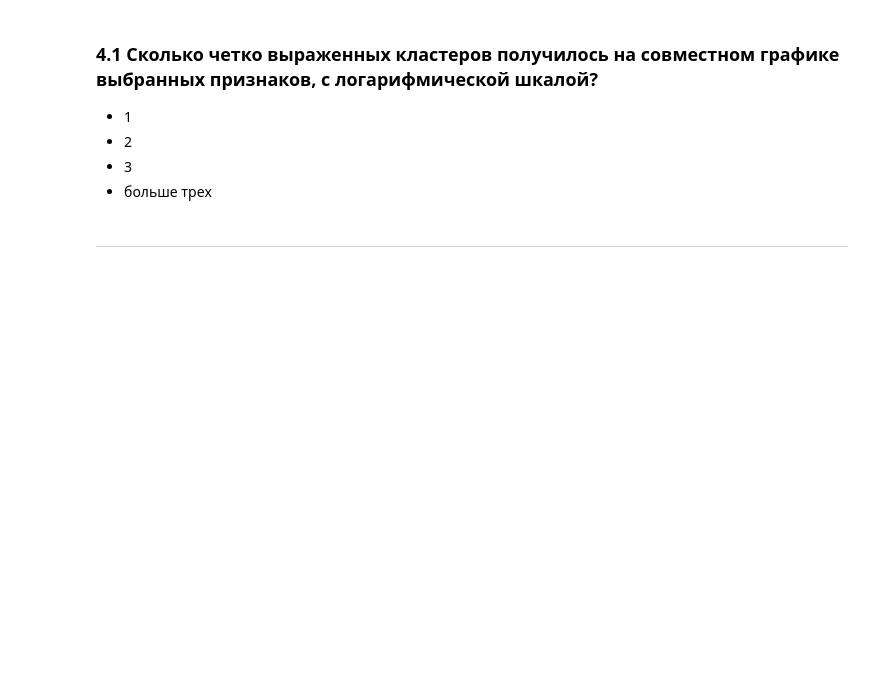
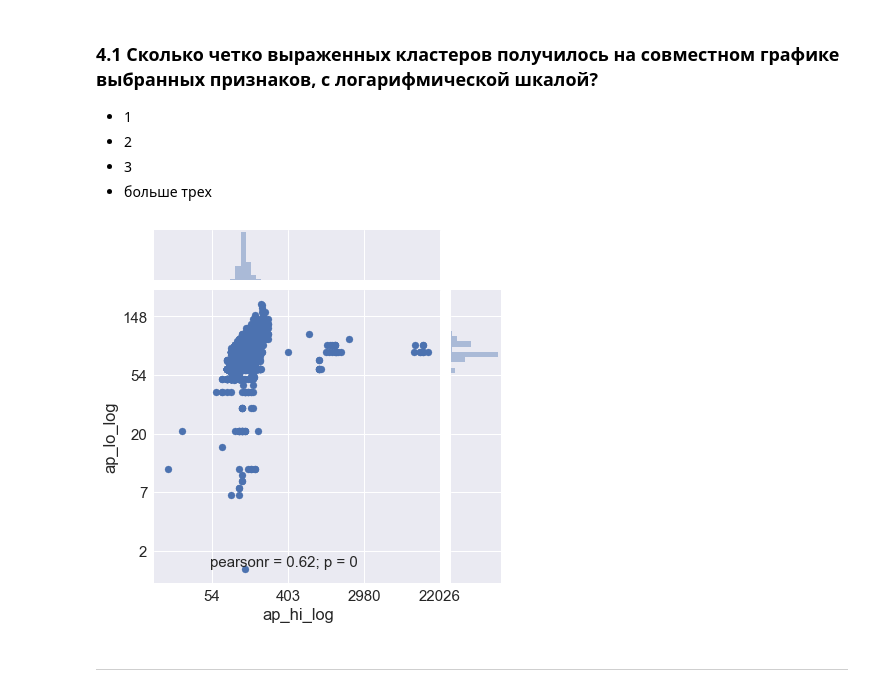
Before and after one commit to MaxGaranin/mlcourse_open, a Jupyter notebook: jupyter_notebooks/topic02_visual_analysis/hw2_session2_visual_analysis_basics.ipynb, the cells around one changed output. Drawn from its saved outputs; the diff is of its cells as text; code cells hidden in the pictures; blank space fills up the shorter version.

```diff
--- a/jupyter_notebooks/topic02_visual_analysis/hw2_session2_visual_analysis_basics.ipynb
+++ b/jupyter_notebooks/topic02_visual_analysis/hw2_session2_visual_analysis_basics.ipynb
@@ -315,3 +323,21 @@ g = sns.jointplot(x = 'ap_hi_log', y = 'ap_lo_log', data=train)
+# %%
+train['ap_hi'] = train[(train['ap_hi'] > 0) & (train['ap_hi'] > train['ap_lo'])]['ap_hi']
+train['ap_lo'] = train[(train['ap_lo'] > 0) & (train['ap_lo'] < train['ap_hi'])]['ap_lo']
+train['ap_hi_log'] = train[train['ap_hi'] > 0]['ap_hi'].apply(lambda x: math.log1p(x))
+train['ap_lo_log'] = train[train['ap_lo'] > 0]['ap_lo'].apply(lambda x: math.log1p(x))
+# %%
+g = sns.jointplot(x = 'ap_hi_log', y = 'ap_lo_log', data=train)
+
+# -------------------- #
+
+"""Сетка"""
+g.ax_joint.grid(True)
+
+"""Преобразуем логарифмические значения на шкалах в реальные"""
+g.ax_joint.yaxis.set_major_formatter(matplotlib.ticker.FuncFormatter(lambda x, pos: str(round(int(np.exp(x))))))
+g.ax_joint.xaxis.set_major_formatter(matplotlib.ticker.FuncFormatter(lambda x, pos: str(round(int(np.exp(x))))))
+# %% [output]
+[figure, added]
 # %% [markdown]
 ---
 # %% [markdown]
```
Also changed, not shown: parts of 5 cells of this notebook.
